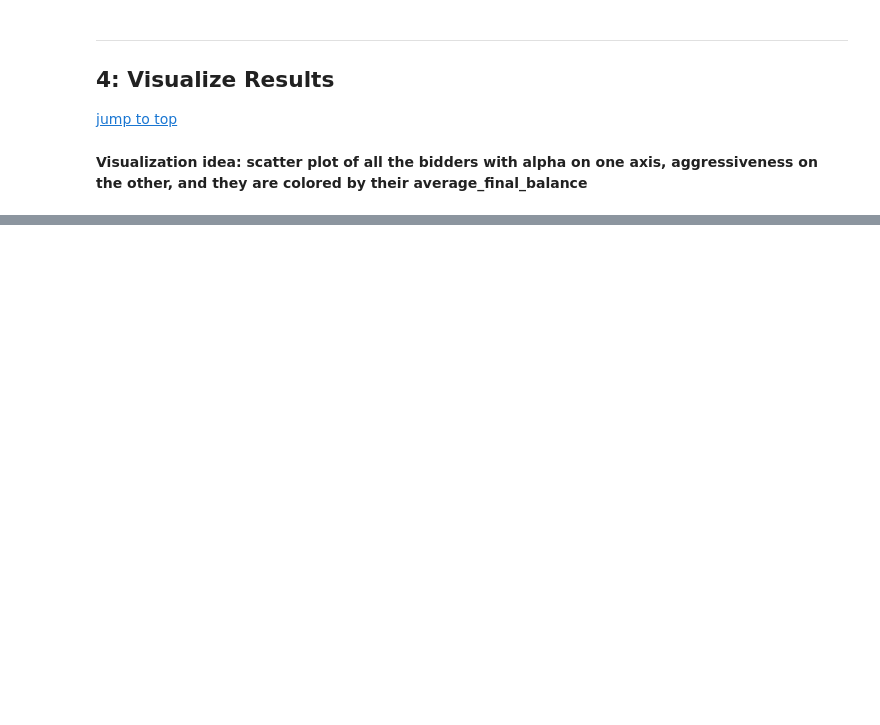
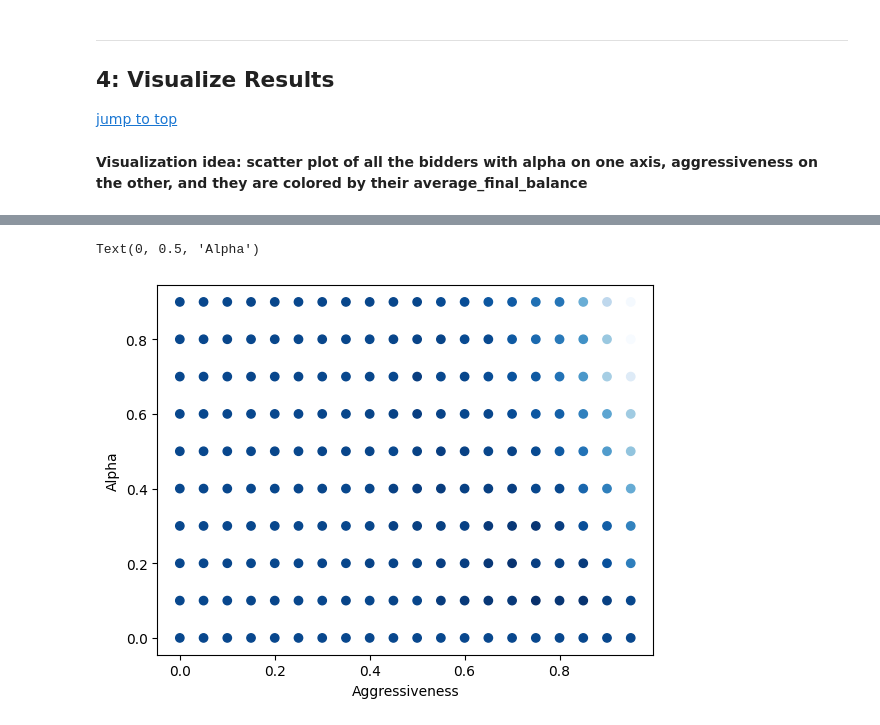
Before and after one commit to cbwright11/second-price-auction, a Jupyter notebook: Experiments.ipynb, the cells around one changed output, grey strips where cells are left out. Cells and saved outputs as stored; diff of their text form; code cells hidden in the pictures; blank space fills up the shorter version.

```diff
--- a/Experiments.ipynb
+++ b/Experiments.ipynb
@@ -214,3 +225,11 @@ It might take about a minute to run enough simulations that very few bidders hav
 [jump to top](#top)<br>
 # %% [markdown]
 **Visualization idea: scatter plot of all the bidders with alpha on one axis, aggressiveness on the other, and they are colored by their average_final_balance**
+# %%
+# remember how I created the bidders? at incremements of 0.05. This means that if you scatter only two of the
+# three attributes (alpha, aggressiveness, under_cut) you will have overlapping values
+
+# address the problem by averaging over the third attribute
+test_df = pd.DataFrame(df_bidders.groupby(["alpha", "aggressiveness"])["average_final_balance"].mean())
+test_df = test_df.reset_index()
+test_df.sort_values(by="average_final_balance", ascending=False)
@@ -216,0 +250,9 @@ It might take about a minute to run enough simulations that very few bidders hav
+# %%
+plt.scatter(test_df.aggressiveness, test_df.alpha,
+            c=test_df.average_final_balance,
+            cmap="Blues")
+plt.xlabel("Aggressiveness")
+plt.ylabel("Alpha")
+# %% [output]
+Text(0, 0.5, 'Alpha')
+[figure, added]
```
Also changed, not shown: parts of 11 cells of this notebook.
